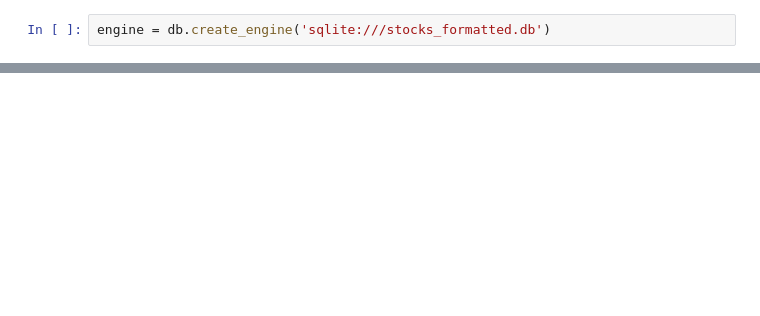
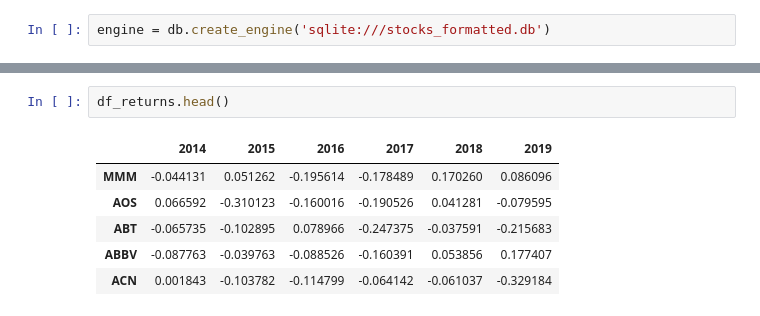
Before and after one commit to matt8955/mod-3-project, a Jupyter notebook: data_transformation.ipynb, the cells around one changed output, grey strips where cells are left out. Cells and saved outputs as stored; diff of their text form; blank space fills up the shorter version.

```diff
--- a/data_transformation.ipynb
+++ b/data_transformation.ipynb
@@ -7,0 +36,9 @@ df = pd.read_sql_table('price_close', con=engine)
+# %%
+df_returns.head()
+# %% [output]
+|  | 2014 | 2015 | 2016 | 2017 | 2018 | 2019 |
+| MMM | -0.044131 | 0.051262 | -0.195614 | -0.178489 | 0.170260 | 0.086096 |
+| AOS | 0.066592 | -0.310123 | -0.160016 | -0.190526 | 0.041281 | -0.079595 |
+| ABT | -0.065735 | -0.102895 | 0.078966 | -0.247375 | -0.037591 | -0.215683 |
+| ABBV | -0.087763 | -0.039763 | -0.088526 | -0.160391 | 0.053856 | 0.177407 |
+| ACN | 0.001843 | -0.103782 | -0.114799 | -0.064142 | -0.061037 | -0.329184 |
```
Also changed, not shown: parts of 15 cells of this notebook, 6 other files.
